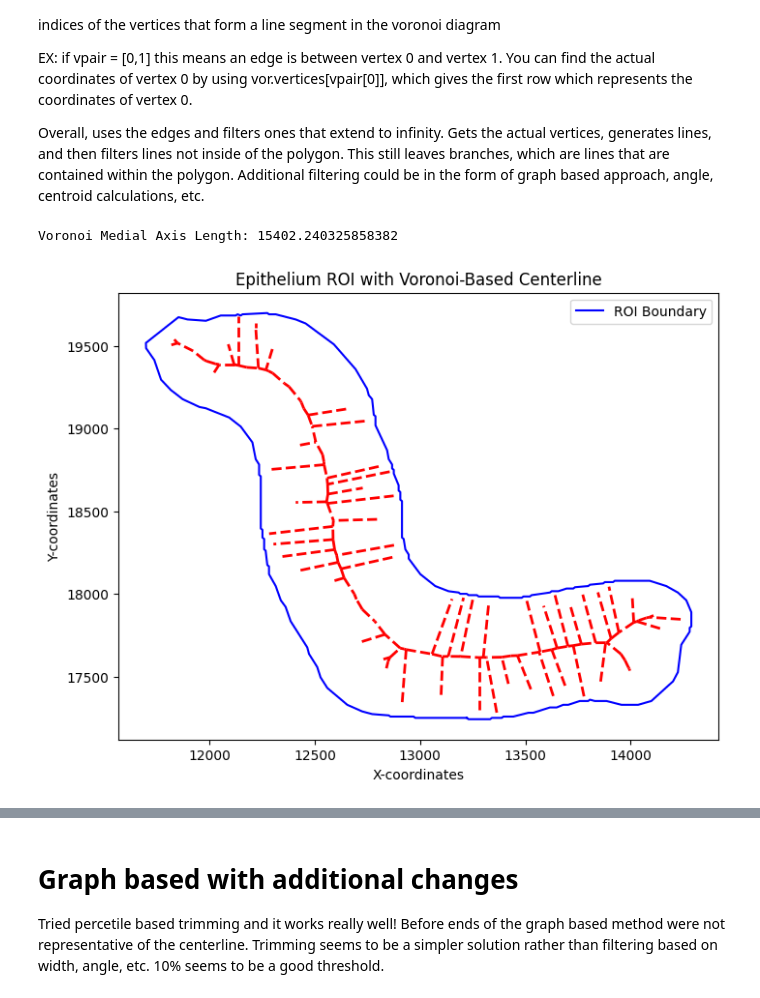
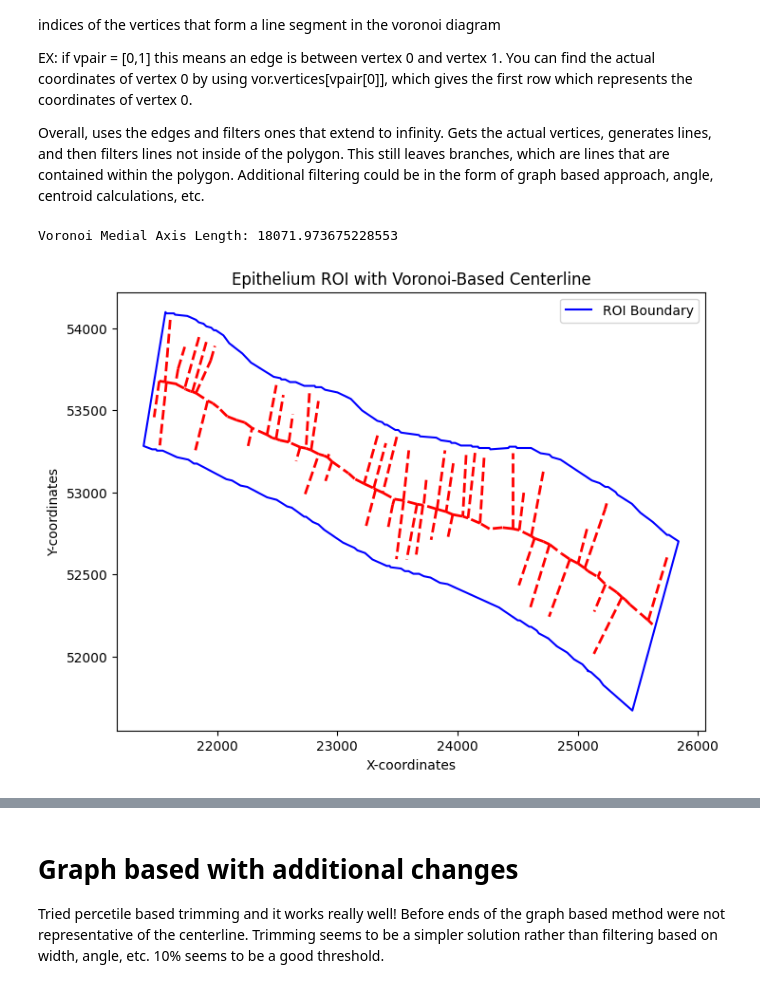
Before and after one commit to Satanna1/Cancer_Project_2025, a Jupyter notebook: Centerline_Shapely_Sheel.ipynb, the cells around one changed output, grey strips where cells are left out. Saved outputs shown, nothing was run; the diff lists cells and outputs as text; code cells hidden in the pictures.

```diff
--- a/Centerline_Shapely_Sheel.ipynb
+++ b/Centerline_Shapely_Sheel.ipynb
@@ -251,7 +252,7 @@ from shapely.ops import unary_union
 from scipy.spatial import Voronoi, voronoi_plot_2d
 
 # Select an example ROI polygon
-roi_polygon = roi_polygons["ROI_1"]  # Replace with different ROI if needed
+roi_polygon = roi_polygons["ROI_12"]  # Replace with different ROI if needed
 
 # Step 1: Extract boundary points from the polygon
 boundary_coords = np.array(roi_polygon.exterior.coords)
@@ -272,32 +273,32 @@ for vpair in vor.ridge_vertices:
         valid_lines.append(line)
 
 # Step 4: Merge all valid Voronoi lines into a single MultiLineString
 medial_axis = unary_union(valid_lines)
 
 # Step 5: Compute centerline length
 print("Voronoi Medial Axis Length:", medial_axis.length)
 
 # Step 6: Plot the ROI and the extracted medial axis
 fig, ax = plt.subplots(figsize=(8, 6))
 
 # Plot ROI boundary
 x, y = roi_polygon.exterior.xy
 ax.plot(x, y, linestyle="-", color="blue", label="ROI Boundary")
 
 # Plot Centerline (Medial Axis)
 if isinstance(medial_axis, MultiLineString):
     for line in medial_axis.geoms:
         x_c, y_c = line.xy
         ax.plot(x_c, y_c, linestyle="--", color="red", linewidth=2)
 else:
     x_c, y_c = medial_axis.xy
     ax.plot(x_c, y_c, linestyle="--", color="red", linewidth=2, label="Voronoi Centerline")
 
 plt.xlabel("X-coordinates")
 plt.ylabel("Y-coordinates")
 plt.title("Epithelium ROI with Voronoi-Based Centerline")
 plt.legend()
 plt.show()
 # %% [output]
-Voronoi Medial Axis Length: 15402.240325858382
+Voronoi Medial Axis Length: 18071.973675228553
-[figure, old version]
+[figure, new version]
```
Also changed, not shown: parts of 5 cells of this notebook.
